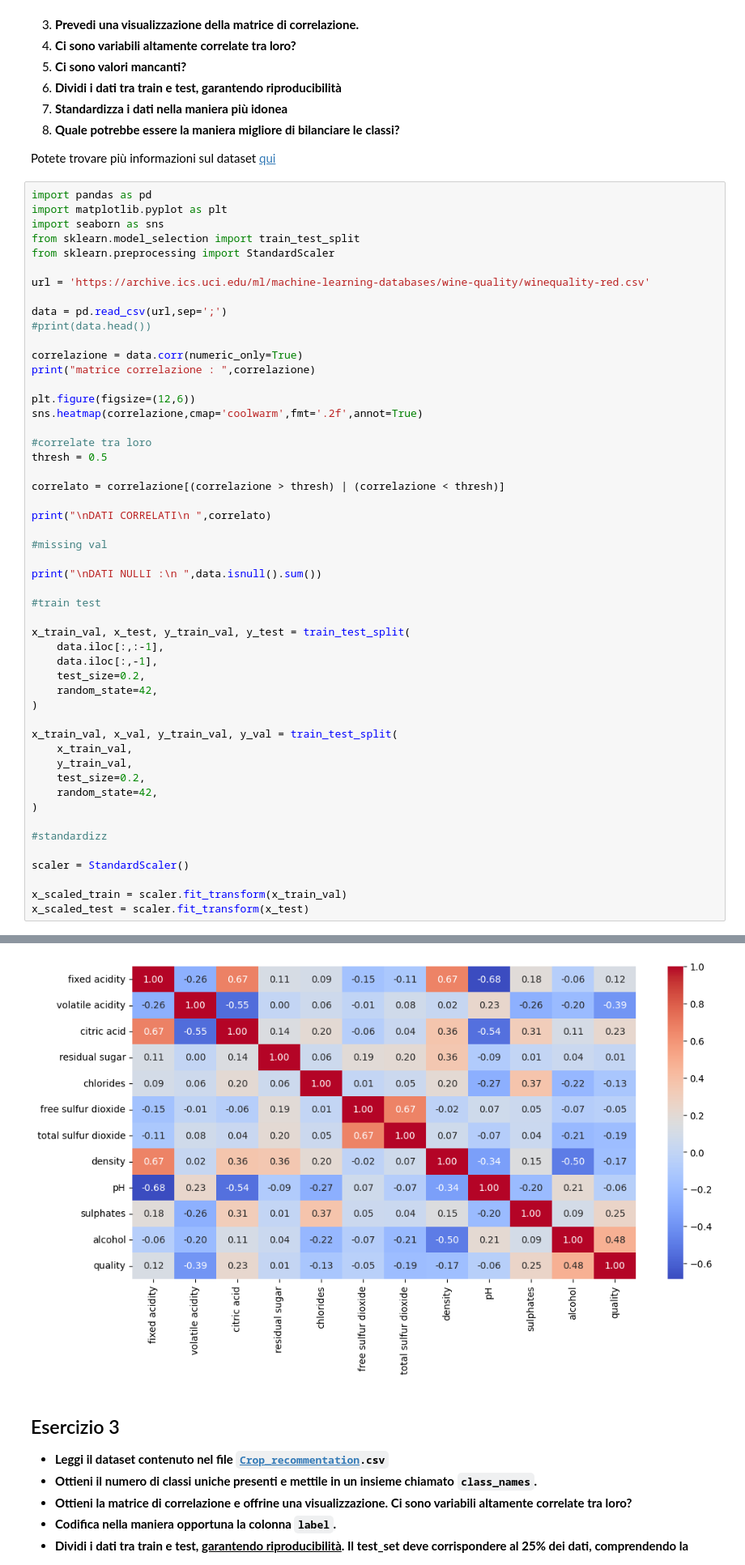
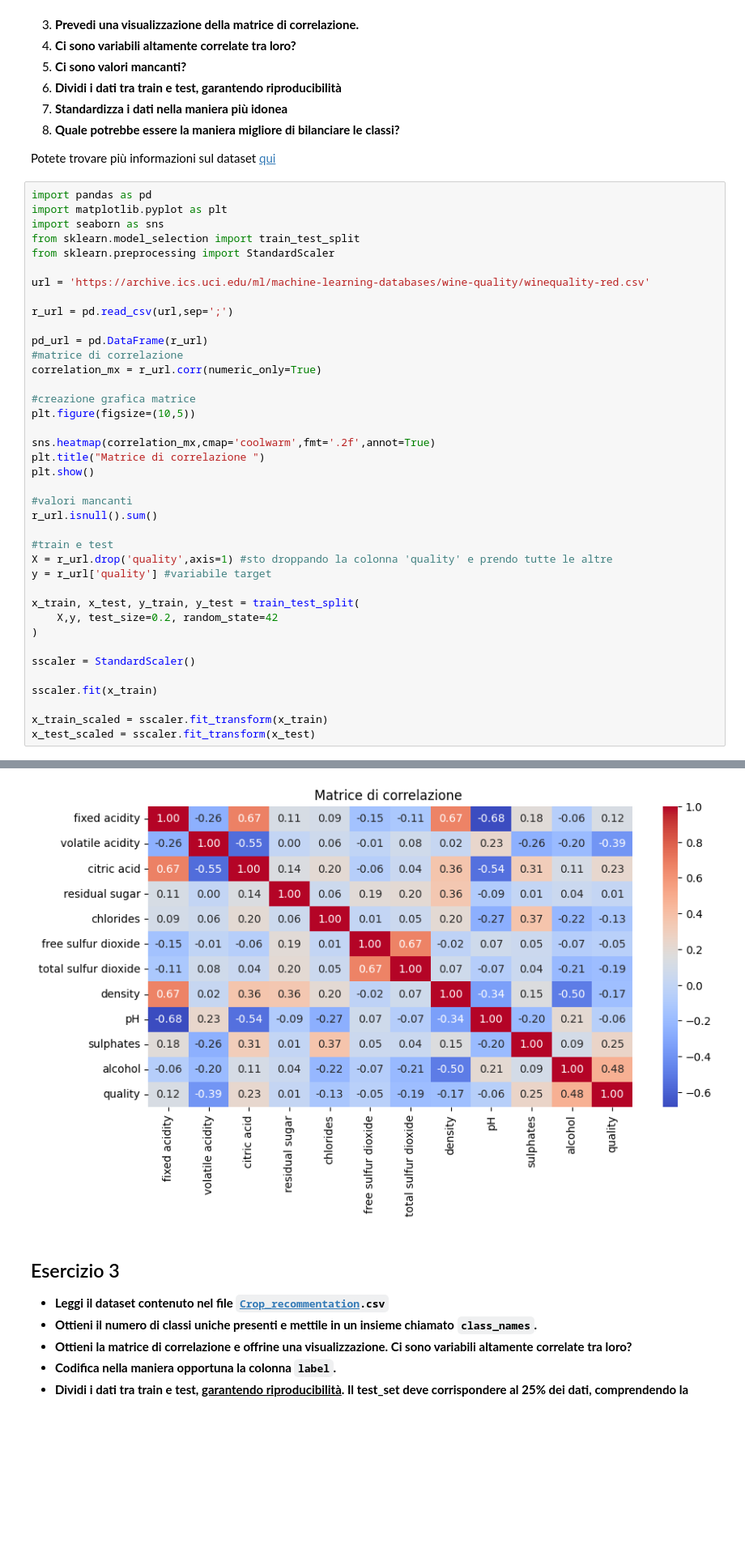
Before and after one commit to omvori/appuntini_its, a Jupyter notebook: Python/Datascience/Esercizi_Intro_ML.ipynb, the cells around one changed output, grey strips where cells are left out. Shown at 81% size. Drawn from its saved outputs; the diff is of its cells as text; blank space fills up the shorter version.

```diff
--- a/Python/Datascience/Esercizi_Intro_ML.ipynb
+++ b/Python/Datascience/Esercizi_Intro_ML.ipynb
@@ -56,46 +64,34 @@ from sklearn.preprocessing import StandardScaler
 
 url = 'https://archive.ics.uci.edu/ml/machine-learning-databases/wine-quality/winequality-red.csv'
 
-data = pd.read_csv(url,sep=';')
-#print(data.head())
+r_url = pd.read_csv(url,sep=';')
 
-correlazione = data.corr(numeric_only=True)
-print("matrice correlazione : ",correlazione)
+pd_url = pd.DataFrame(r_url)
+#matrice di correlazione
+correlation_mx = r_url.corr(numeric_only=True)
 
-plt.figure(figsize=(12,6))
-sns.heatmap(correlazione,cmap='coolwarm',fmt='.2f',annot=True)
+#creazione grafica matrice
+plt.figure(figsize=(10,5))
 
-#correlate tra loro
-thresh = 0.5
+sns.heatmap(correlation_mx,cmap='coolwarm',fmt='.2f',annot=True)
+plt.title("Matrice di correlazione ")
+plt.show()
 
-correlato = correlazione[(correlazione > thresh) | (correlazione < thresh)]
+#valori mancanti
+r_url.isnull().sum()
 
-print("\nDATI CORRELATI\n ",correlato)
+#train e test
+X = r_url.drop('quality',axis=1) #sto droppando la colonna 'quality' e prendo tutte le altre
+y = r_url['quality'] #variabile target
 
-#missing val
-
-print("\nDATI NULLI :\n ",data.isnull().sum())
-
-#train test
-
-x_train_val, x_test, y_train_val, y_test = train_test_split(
-    data.iloc[:,:-1],
-    data.iloc[:,-1],
-    test_size=0.2,
-    random_state=42,
+x_train, x_test, y_train, y_test = train_test_split(
+    X,y, test_size=0.2, random_state=42
 )
 
-x_train_val, x_val, y_train_val, y_val = train_test_split(
-    x_train_val,
-    y_train_val,
-    test_size=0.2,
-    random_state=42,
-)
+sscaler = StandardScaler()
 
-#standardizz
+sscaler.fit(x_train)
 
-scaler = StandardScaler()
-
-x_scaled_train = scaler.fit_transform(x_train_val)
-x_scaled_test = scaler.fit_transform(x_test)
+x_train_scaled = sscaler.fit_transform(x_train)
+x_test_scaled = sscaler.fit_transform(x_test)
 # %% [output]
@@ -119,4 +98,4 @@ dtype: int64
-[figure, old version]
+[figure, new version]
 # %% [markdown]
 ## Esercizio 3
 
```
Also changed, not shown: parts of 3 cells of this notebook.
